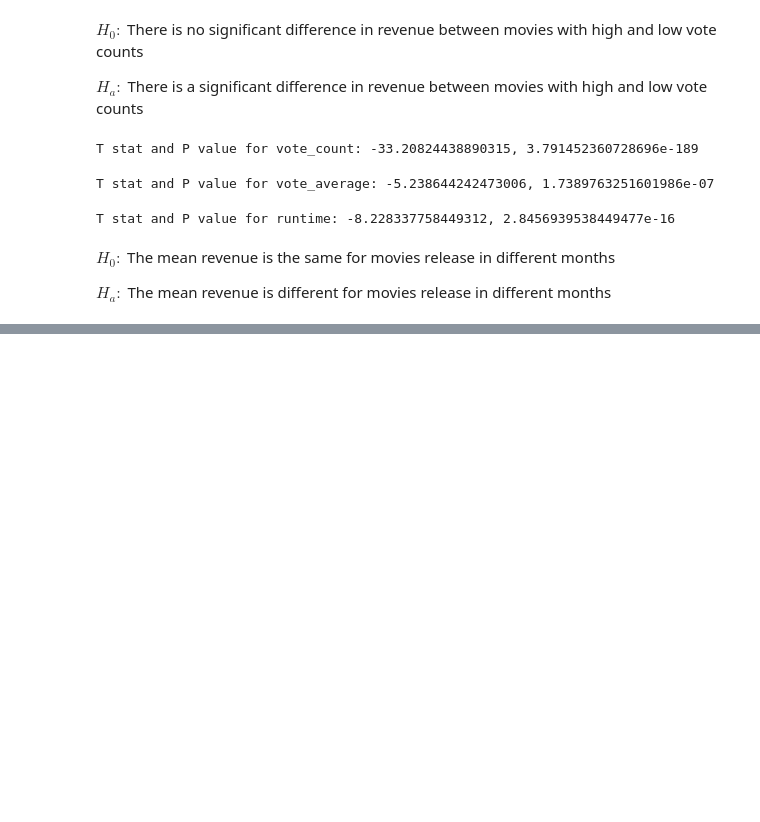
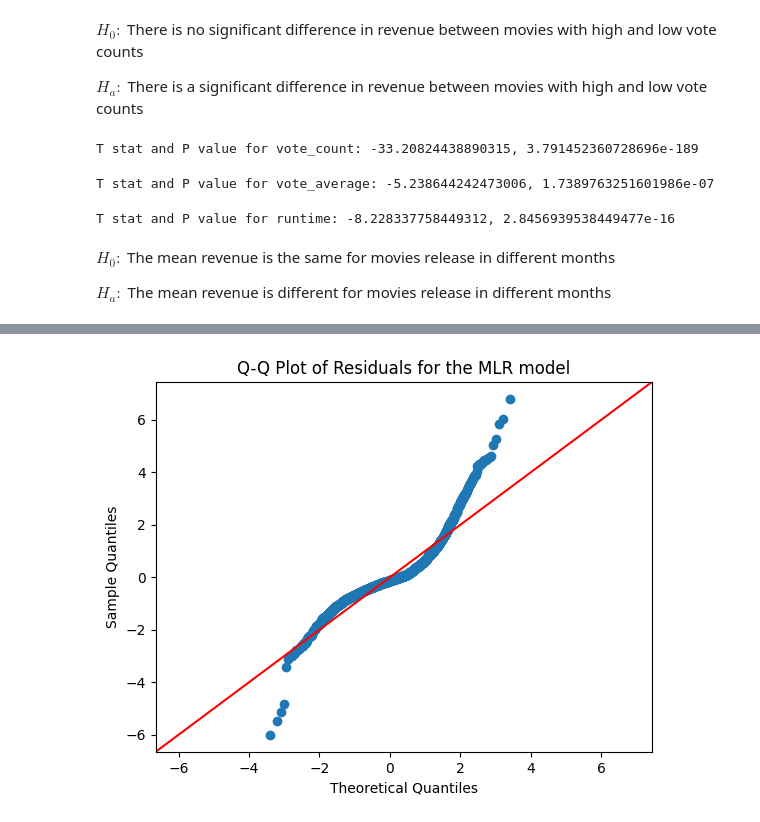
Before and after one commit to AlexMarchini/AAI-500-box-office, a Jupyter notebook: notebooks/box-office-revenue.ipynb, the cells around one changed output, grey strips where cells are left out. Cells and saved outputs as stored; diff of their text form; code cells hidden in the pictures; blank space fills up the shorter version.

Commit message:
add hypothesis and model building

```diff
--- a/notebooks/box-office-revenue.ipynb
+++ b/notebooks/box-office-revenue.ipynb
@@ -460,0 +475,5 @@ print('F stat and P value for release month: {}, {}'.format(rm_f_stat, rm_p_valu
+# %%
+mlr_formula = 'revenue ~ budget + popularity + vote_count + vote_average + runtime'
+mlr_model = smf.ols(formula=mlr_formula, data=all_movies_data).fit()
+
+mlr_model.summary()
@@ -460,0 +506,12 @@ print('F stat and P value for release month: {}, {}'.format(rm_f_stat, rm_p_valu
+# %%
+# Check residuals of the model
+residuals = mlr_model.resid
+
+sm.qqplot(residuals, line='45', fit=True)
+plt.title('Q-Q Plot of Residuals for the MLR model')
+plt.xlabel('Theoretical Quantiles')
+plt.ylabel('Sample Quantiles')
+
+plt.show()
+# %% [output]
+[figure, added]
```
Also changed, not shown: parts of 11 cells of this notebook.
